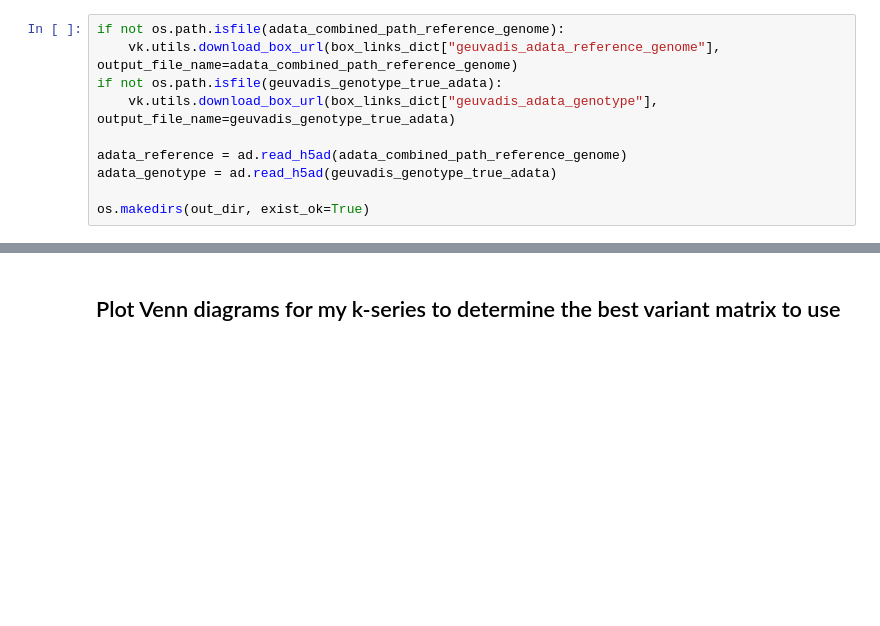
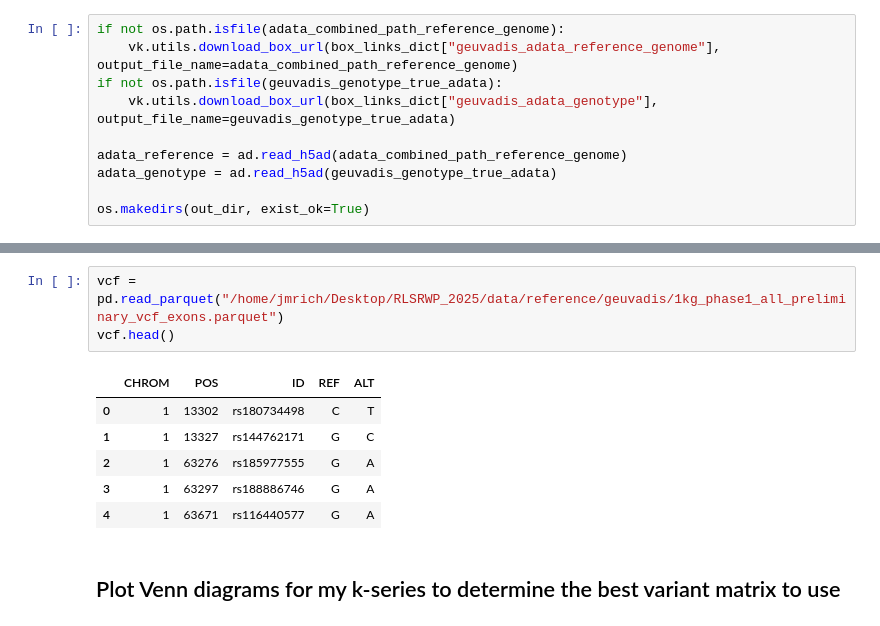
Before and after one commit to pachterlab/RLSRP_2025, a Jupyter notebook: notebooks/Fig3_geuvadis.ipynb, the cells around one changed output, grey strips where cells are left out. Saved outputs shown, nothing was run; the diff lists cells and outputs as text; blank space fills up the shorter version.

```diff
--- a/notebooks/Fig3_geuvadis.ipynb
+++ b/notebooks/Fig3_geuvadis.ipynb
@@ -76,2 +83,12 @@ os.makedirs(out_dir, exist_ok=True)
+# %%
+vcf = pd.read_parquet("/home/jmrich/Desktop/RLSRWP_2025/data/reference/geuvadis/1kg_phase1_all_preliminary_vcf_exons.parquet")
+vcf.head()
+# %% [output]
+|  | CHROM | POS | ID | REF | ALT |
+| 0 | 1 | 13302 | rs180734498 | C | T |
+| 1 | 1 | 13327 | rs144762171 | G | C |
+| 2 | 1 | 63276 | rs185977555 | G | A |
+| 3 | 1 | 63297 | rs188886746 | G | A |
+| 4 | 1 | 63671 | rs116440577 | G | A |
 # %% [markdown]
 ## Plot Venn diagrams for my k-series to determine the best variant matrix to use
```
Also changed, not shown: parts of 12 cells of this notebook, 16 other files.
